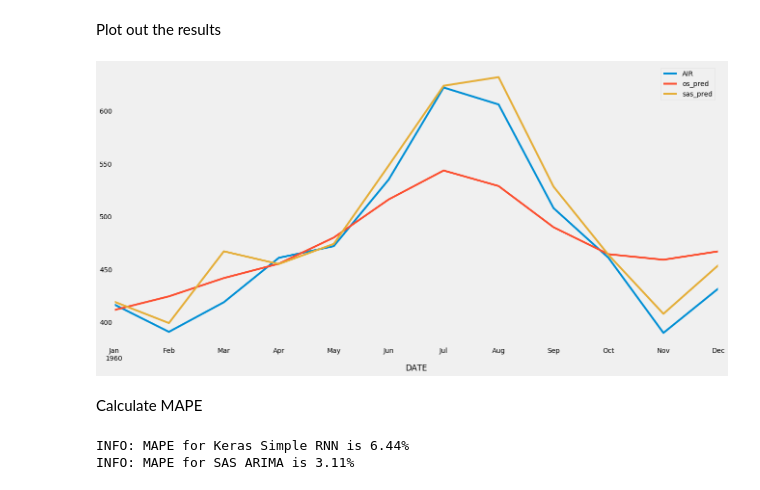
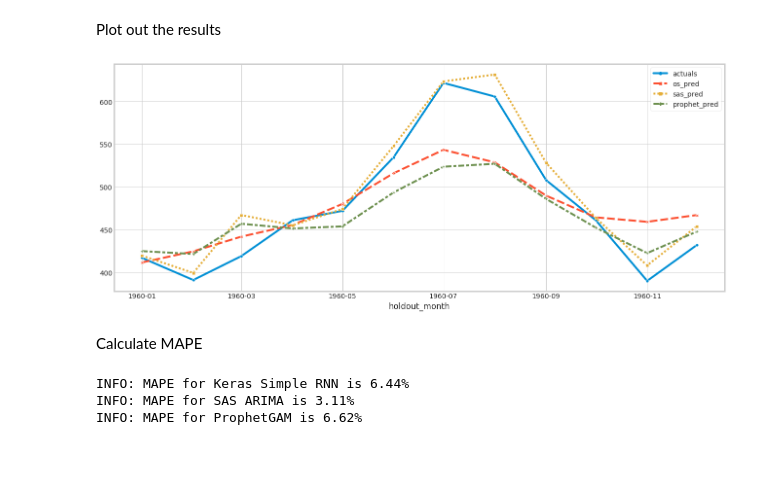
Before and after one commit to datasciencemonkey/saspy_demo, a Jupyter notebook: SASPy-ForecastingIntro.ipynb, the cells around one changed output. Drawn from its saved outputs; the diff is of its cells as text; code cells hidden in the pictures; blank space fills up the shorter version.

```diff
--- a/SASPy-ForecastingIntro.ipynb
+++ b/SASPy-ForecastingIntro.ipynb
@@ -481,0 +497,5 @@ test
+# %%
+prophet_forecast=forecast[-12:][['ds','yhat']]
+prophet_forecast.columns = ['date','prophet_pred']
+prophet_forecast=prophet_forecast.set_index('date')
+prophet_forecast
@@ -481,0 +517,2 @@ test
+# %%
+test['prophet_pred'] = prophet_forecast['prophet_pred']
@@ -482,19 +536,27 @@ test
 # %% [markdown]
 Plot out the results
-# %%
-plt.style.use('fivethirtyeight')
-test.plot(figsize=(20,10),);
-plt.grid(False)
-# %% [output]
-[figure, removed]
+# %%
+import seaborn as sns
+
+test = test.reset_index()
+test.columns =['holdout_month', 'actuals', 'os_pred', 'sas_pred', 'prophet_pred']
+test = test.set_index('holdout_month')
+
+f, ax = plt.subplots(figsize=(20, 8))
+sns.set_style('whitegrid')
+sns.lineplot(data=test,markers=True);
+# %% [output]
+[figure, added]
 # %% [markdown]
 Calculate MAPE
 # %%
 def calc_mape(actual, forecast):
     return np.mean(np.abs((actual - forecast) / actual)) * 100
 
-print(f"INFO: MAPE for Keras Simple RNN is {round(calc_mape(test['AIR'],test['os_pred']),2)}%")
-print(f"INFO: MAPE for SAS ARIMA is {round(calc_mape(test['AIR'],test['sas_pred']),2)}%")
+print(f"INFO: MAPE for Keras Simple RNN is {round(calc_mape(test['actuals'],test['os_pred']),2)}%")
+print(f"INFO: MAPE for SAS ARIMA is {round(calc_mape(test['actuals'],test['sas_pred']),2)}%")
+print(f"INFO: MAPE for ProphetGAM is {round(calc_mape(test['actuals'],test['prophet_pred']),2)}%")
 # %% [output]
 INFO: MAPE for Keras Simple RNN is 6.44%
 INFO: MAPE for SAS ARIMA is 3.11%
+INFO: MAPE for ProphetGAM is 6.62%
```
Also changed, not shown: parts of 4 cells of this notebook.
